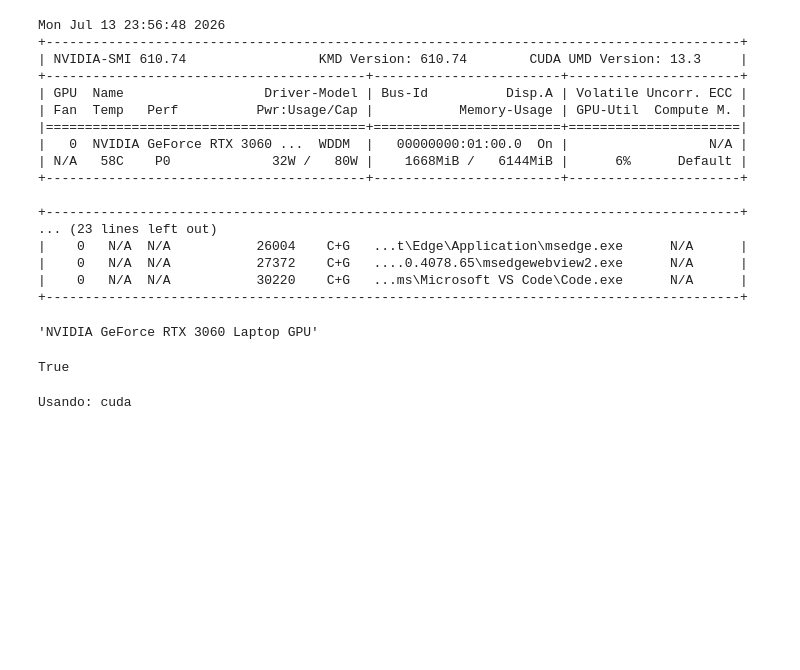
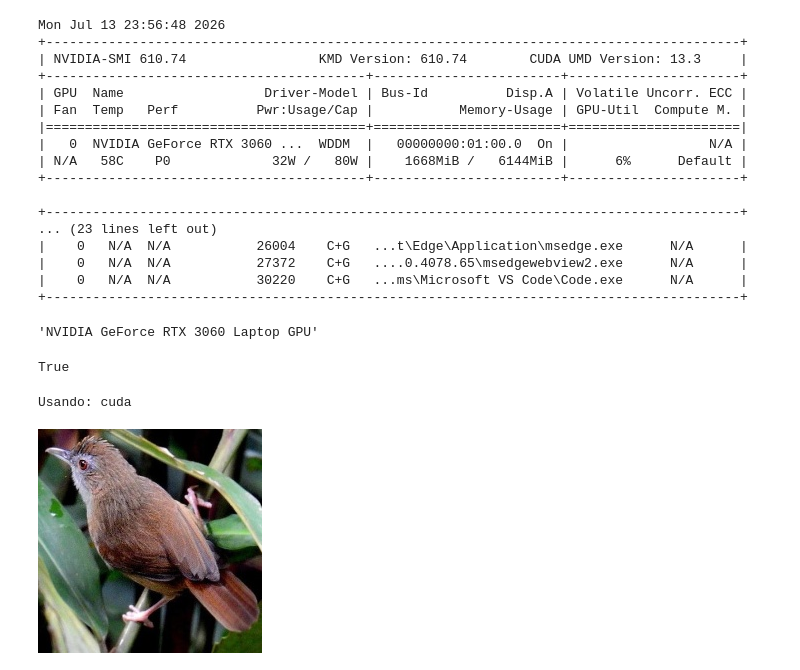
Before and after one commit to 1iFabi/birds_species, a Jupyter notebook: birds_species.ipynb, the cells around one changed output. Saved outputs shown, nothing was run; the diff lists cells and outputs as text; code cells hidden in the pictures; blank space fills up the shorter version.

```diff
--- a/birds_species.ipynb
+++ b/birds_species.ipynb
@@ -45,3 +46,33 @@ device = torch.device("cuda" if torch.cuda.is_available() else "cpu")
 print("Usando:", device)
 # %% [output]
 Usando: cuda
+# %%
+from pathlib import Path
+
+# Definimos los paths para los directorios de datos
+
+DATA_DIR = Path("data")
+TRAIN_DIR = DATA_DIR / "train"
+VALID_DIR = DATA_DIR / "valid"
+TEST_DIR = DATA_DIR / "test"
+# %%
+from PIL import Image
+
+# Miramos una imagen de ejemplo de las imagenes de cada path
+sample_species_train = sorted([d.name for d in TRAIN_DIR.iterdir() if d.is_dir()])[0]
+sample_species_valid = sorted([d.name for d in VALID_DIR.iterdir() if d.is_dir()])[0]
+sample_species_test = sorted([d.name for d in TEST_DIR.iterdir() if d.is_dir()])[0]
+
+sample_img_path_train = next((TRAIN_DIR / sample_species_train).glob("*.jpg"))
+sample_img_path_valid = next((VALID_DIR / sample_species_valid).glob("*.jpg"))
+sample_img_path_test = next((TEST_DIR / sample_species_test).glob("*.jpg"))
+
+img_train = Image.open(sample_img_path_train)
+img_valid = Image.open(sample_img_path_valid)
+img_test = Image.open(sample_img_path_test)
+
+img_train
+img_valid
+img_test
+# %% [output]
+[figure, added]
```
Also changed, not shown: parts of 1 cell of this notebook.
